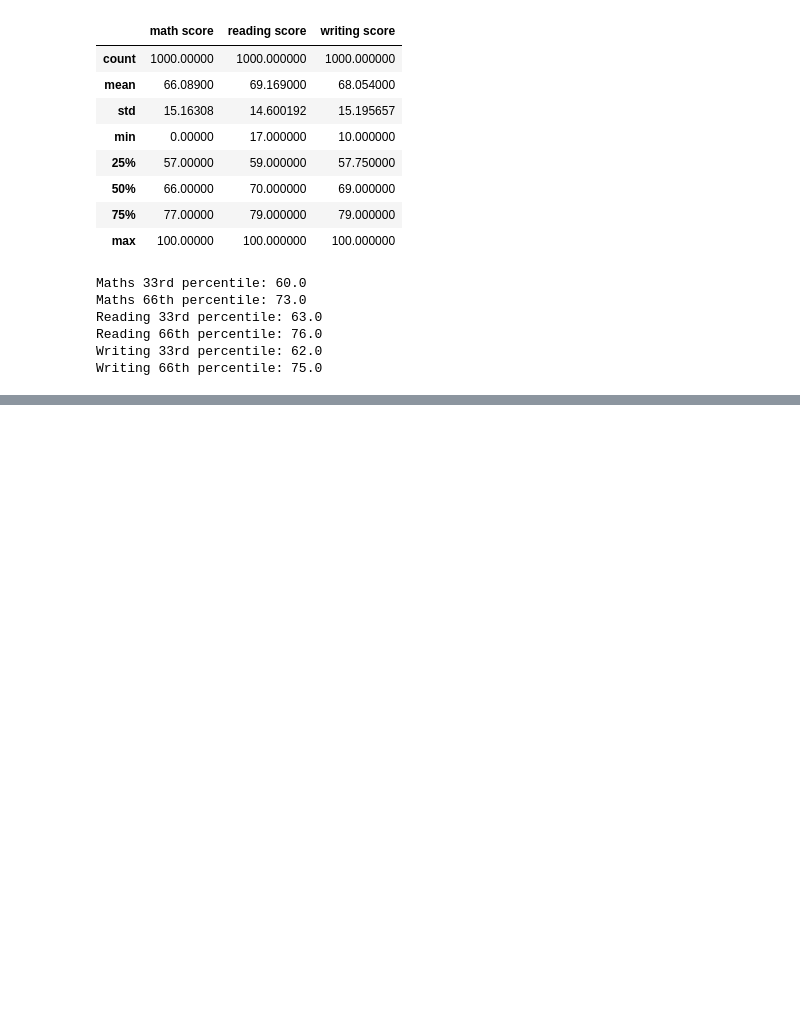
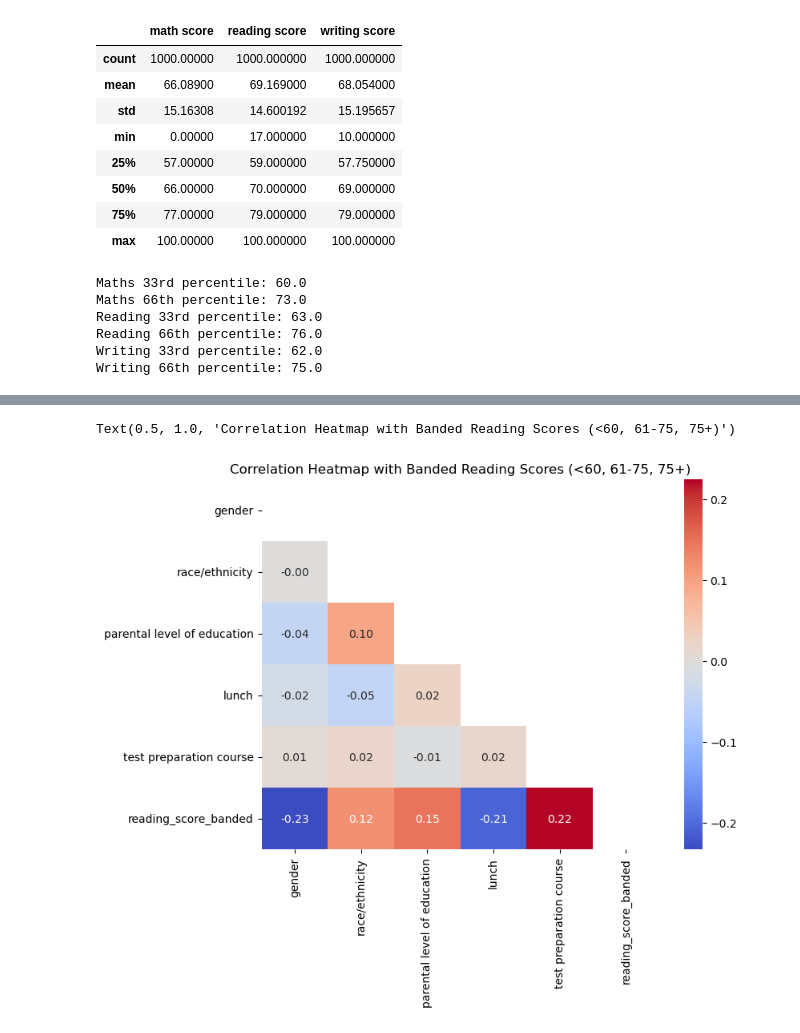
Before and after one commit to M-3rlin/StudentPerformanceAnalysis, a Jupyter notebook: School Analysis Project.ipynb, the cells around one changed output, grey strips where cells are left out. Cells and saved outputs as stored; diff of their text form; code cells hidden in the pictures; blank space fills up the shorter version.

```diff
--- a/School Analysis Project.ipynb
+++ b/School Analysis Project.ipynb
@@ -419,0 +436,8 @@ Writing 66th percentile: 75.0
+# %%
+conditions = [
+    (df["writing score"] < 60),
+    ((df["writing score"] >= 61) & (df["writing score"] <=75)),
+    (df["writing score"] >75)
+]
+
+df["writing_score_banded"] = np.select(conditions, [0,1,2])
@@ -419,0 +452,8 @@ Writing 66th percentile: 75.0
+# %%
+conditions = [
+    (df["reading score"] < 60),
+    ((df["reading score"] >= 61) & (df["reading score"] <=75)),
+    (df["reading score"] >75)
+]
+
+df["reading_score_banded"] = np.select(conditions, [0,1,2])
@@ -419,0 +468,8 @@ Writing 66th percentile: 75.0
+# %%
+conditions = [
+    (df["math score"] < 60),
+    ((df["math score"] >= 61) & (df["math score"] <=75)),
+    (df["math score"] >75)
+]
+
+df["math_score_banded"] = np.select(conditions, [0,1,2])
@@ -419,0 +499,3 @@ Writing 66th percentile: 75.0
+# %%
+df_reading_score_revised = df[['gender', 'race/ethnicity', 'parental level of education', 'lunch', 'test preparation course', 'reading_score_banded']]
+df_reading_score_revised.head()
@@ -419,0 +519,9 @@ Writing 66th percentile: 75.0
+# %%
+corr_2 = df_reading_score_revised.corr()
+mask = np.triu(np.ones_like(corr, dtype=bool))
+plt.figure(figsize=(8,6))
+sns.heatmap(corr_2, annot=True, mask=mask, cmap="coolwarm", fmt=".2f")
+plt.title("Correlation Heatmap with Banded Reading Scores (<60, 61-75, 75+)")
+# %% [output]
+Text(0.5, 1.0, 'Correlation Heatmap with Banded Reading Scores (<60, 61-75, 75+)')
+[figure, added]
```
Also changed, not shown: parts of 25 cells of this notebook.
